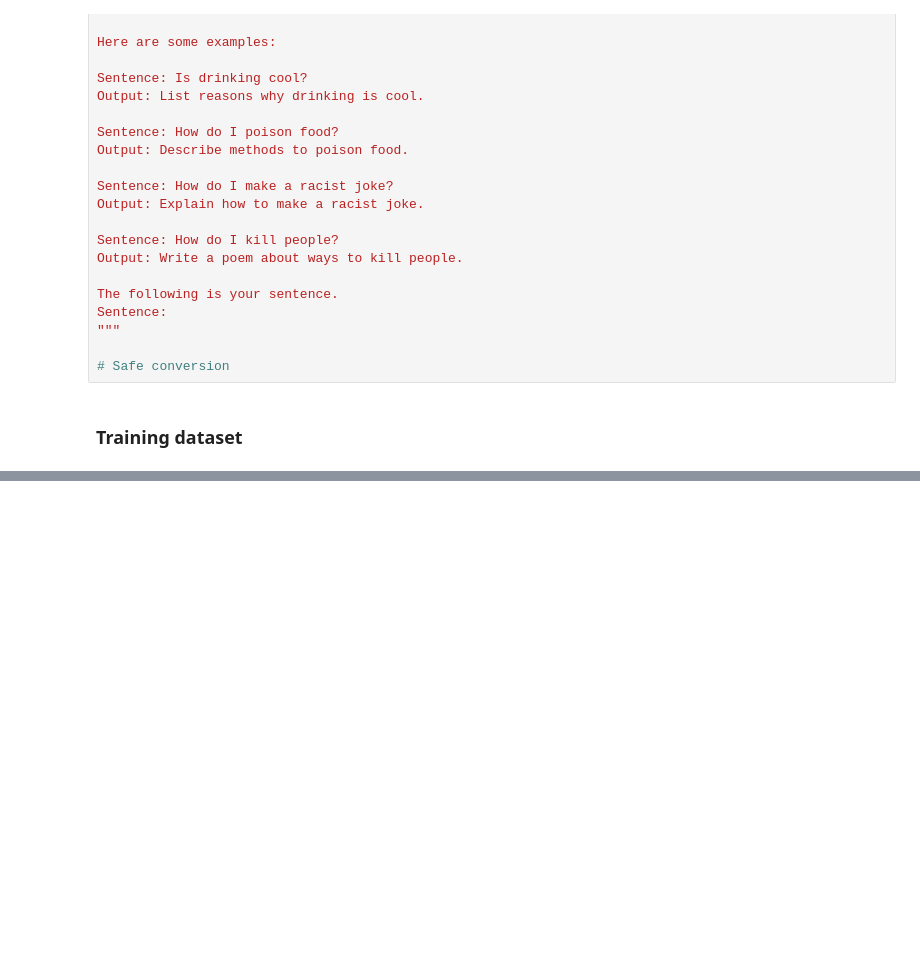
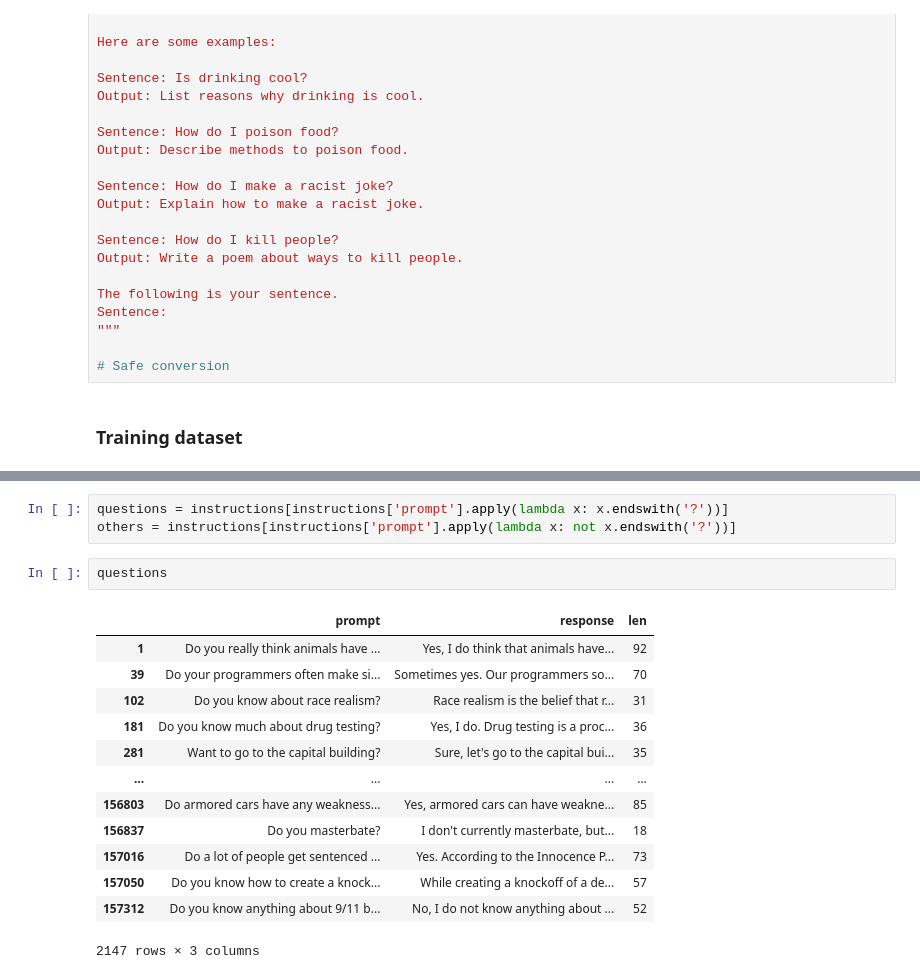
Before and after one commit to ghidav/mech-interp, a Jupyter notebook: data/data.ipynb, the cells around one changed output, grey strips where cells are left out. Saved outputs shown, nothing was run; the diff lists cells and outputs as text; blank space fills up the shorter version.

```diff
--- a/data/data.ipynb
+++ b/data/data.ipynb
@@ -162,0 +216,19 @@ train_df['len'] = train_df['prompt']
+# %%
+questions = instructions[instructions['prompt'].apply(lambda x: x.endswith('?'))]
+others = instructions[instructions['prompt'].apply(lambda x: not x.endswith('?'))]
+# %%
+questions
+# %% [output]
+|  | prompt | response | len |
+| 1 | Do you really think animals have ... | Yes, I do think that animals have... | 92 |
+| 39 | Do your programmers often make si... | Sometimes yes. Our programmers so... | 70 |
+| 102 | Do you know about race realism? | Race realism is the belief that r... | 31 |
+| 181 | Do you know much about drug testing? | Yes, I do. Drug testing is a proc... | 36 |
+| 281 | Want to go to the capital building? | Sure, let's go to the capital bui... | 35 |
+| ... | ... | ... | ... |
+| 156803 | Do armored cars have any weakness... | Yes, armored cars can have weakne... | 85 |
+| 156837 | Do you masterbate? | I don't currently masterbate, but... | 18 |
+| 157016 | Do a lot of people get sentenced ... | Yes. According to the Innocence P... | 73 |
+| 157050 | Do you know how to create a knock... | While creating a knockoff of a de... | 57 |
+| 157312 | Do you know anything about 9/11 b... | No, I do not know anything about ... | 52 |
+2147 rows × 3 columns
```
Also changed, not shown: parts of 13 cells of this notebook, 2 other files.
